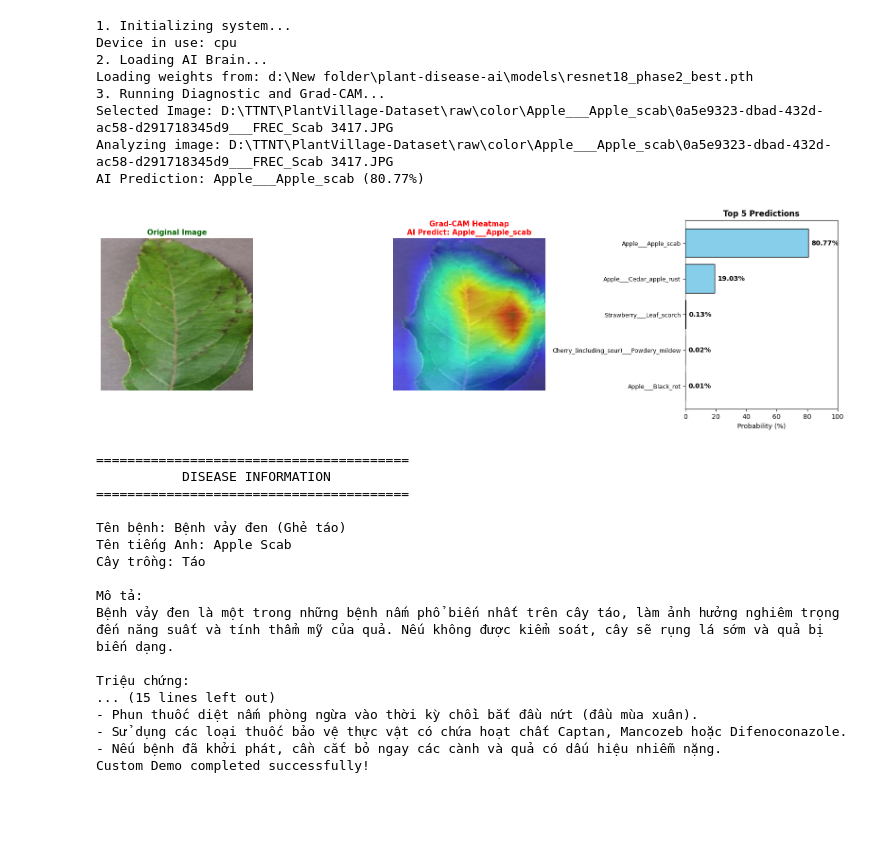
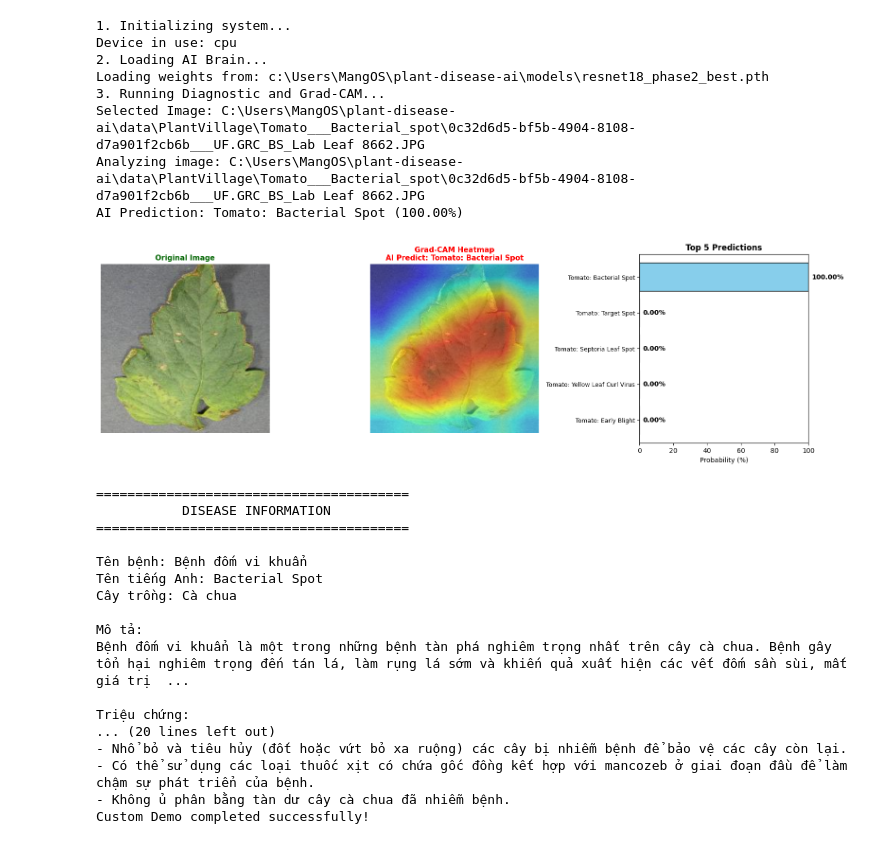
Before and after one commit to orange-cors/plant-disease-ai, a Jupyter notebook: notebooks/02_demo.ipynb, the cells around one changed output. Drawn from its saved outputs; the diff is of its cells as text; code cells hidden in the pictures; blank space fills up the shorter version.

```diff
--- a/notebooks/02_demo.ipynb
+++ b/notebooks/02_demo.ipynb
@@ -11,7 +11,7 @@ from src.gradcam import visualize_gradcam
 from src.disease_database import get_disease
 
 
-CUSTOM_IMAGE_PATH = r"D:\TTNT\PlantVillage-Dataset\raw\color\Apple___Apple_scab\0a5e9323-dbad-432d-ac58-d291718345d9___FREC_Scab 3417.JPG"
+CUSTOM_IMAGE_PATH = r"C:\Users\MangOS\plant-disease-ai\data\PlantVillage\Tomato___Bacterial_spot\0c32d6d5-bf5b-4904-8108-d7a901f2cb6b___UF.GRC_BS_Lab Leaf 8662.JPG"
 # ==========================================
 
 print("1. Initializing system...")
@@ -60,52 +60,52 @@ else:
 
     print("\nMô tả:")
     print(disease['description'])
 
     print("\nTriệu chứng:")
 
     for symptom in disease['symptoms']:
         print(f"- {symptom}")
 
     print("\nNguyên nhân:")
 
     for cause in disease['cause']:
         print(f"- {cause}")
 
     print("\nPhòng ngừa:")
 
     for item in disease['prevention']:
         print(f"- {item}")
 
     print("\nCách điều trị:")
 
     for item in disease['treatment']:
         print(f"- {item}")
 
 print("Custom Demo completed successfully!")
 # %% [output]
 1. Initializing system...
 Device in use: cpu
 2. Loading AI Brain...
-Loading weights from: d:\New folder\plant-disease-ai\models\resnet18_phase2_best.pth
+Loading weights from: c:\Users\MangOS\plant-disease-ai\models\resnet18_phase2_best.pth
 3. Running Diagnostic and Grad-CAM...
-Selected Image: D:\TTNT\PlantVillage-Dataset\raw\color\Apple___Apple_scab\0a5e9323-dbad-432d-ac58-d291718345d9___FREC_Scab 3417.JPG
-Analyzing image: D:\TTNT\PlantVillage-Dataset\raw\color\Apple___Apple_scab\0a5e9323-dbad-432d-ac58-d291718345d9___FREC_Scab 3417.JPG
-AI Prediction: Apple___Apple_scab (80.77%)
+Selected Image: C:\Users\MangOS\plant-disease-ai\data\PlantVillage\Tomato___Bacterial_spot\0c32d6d5-bf5b-4904-8108-d7a901f2cb6b___UF.GRC_BS_Lab Leaf 8662.JPG
+Analyzing image: C:\Users\MangOS\plant-disease-ai\data\PlantVillage\Tomato___Bacterial_spot\0c32d6d5-bf5b-4904-8108-d7a901f2cb6b___UF.GRC_BS_Lab Leaf 8662.JPG
+AI Prediction: Tomato: Bacterial Spot (100.00%)
-[figure, old version]
+[figure, new version]
 ========================================
            DISEASE INFORMATION
 ========================================
 
-Tên bệnh: Bệnh vảy đen (Ghẻ táo)
-Tên tiếng Anh: Apple Scab
-Cây trồng: Táo
+Tên bệnh: Bệnh đốm vi khuẩn
+Tên tiếng Anh: Bacterial Spot
+Cây trồng: Cà chua
 
 Mô tả:
-Bệnh vảy đen là một trong những bệnh nấm phổ biến nhất trên cây táo, làm ảnh hưởng nghiêm trọng đến năng suất và tính thẩm mỹ của quả. Nếu không được kiểm soát, cây sẽ rụng lá sớm và quả bị biến dạng.
+Bệnh đốm vi khuẩn là một trong những bệnh tàn phá nghiêm trọng nhất trên cây cà chua. Bệnh gây tổn hại nghiêm trọng đến tán lá, làm rụng lá sớm và khiến quả xuất hiện các vết đốm sần sùi, mất giá trị  ...
 
 Triệu chứng:
-... (15 lines left out)
-- Phun thuốc diệt nấm phòng ngừa vào thời kỳ chồi bắt đầu nứt (đầu mùa xuân).
-- Sử dụng các loại thuốc bảo vệ thực vật có chứa hoạt chất Captan, Mancozeb hoặc Difenoconazole.
-- Nếu bệnh đã khởi phát, cần cắt bỏ ngay các cành và quả có dấu hiệu nhiễm nặng.
+... (20 lines left out)
+- Nhổ bỏ và tiêu hủy (đốt hoặc vứt bỏ xa ruộng) các cây bị nhiễm bệnh để bảo vệ các cây còn lại.
+- Có thể sử dụng các loại thuốc xịt có chứa gốc đồng kết hợp với mancozeb ở giai đoạn đầu để làm chậm sự phát triển của bệnh.
+- Không ủ phân bằng tàn dư cây cà chua đã nhiễm bệnh.
 Custom Demo completed successfully!
```
Also changed, not shown: 9 other files.
